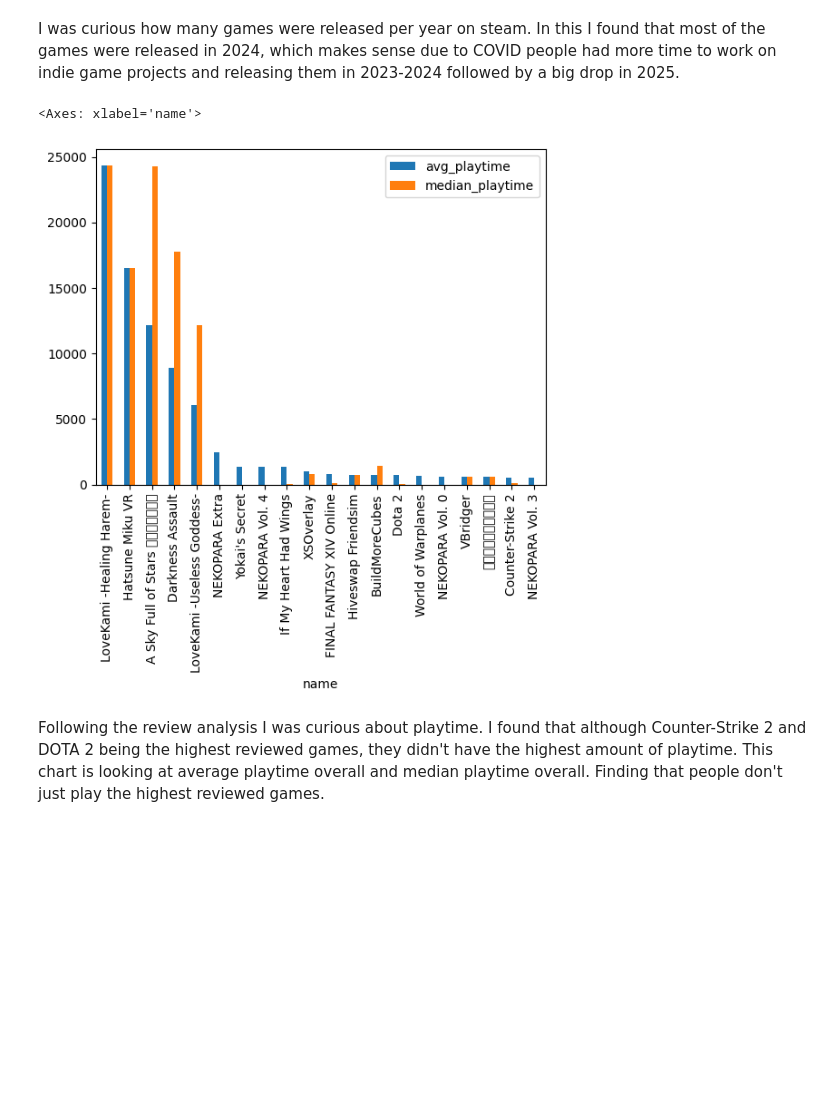
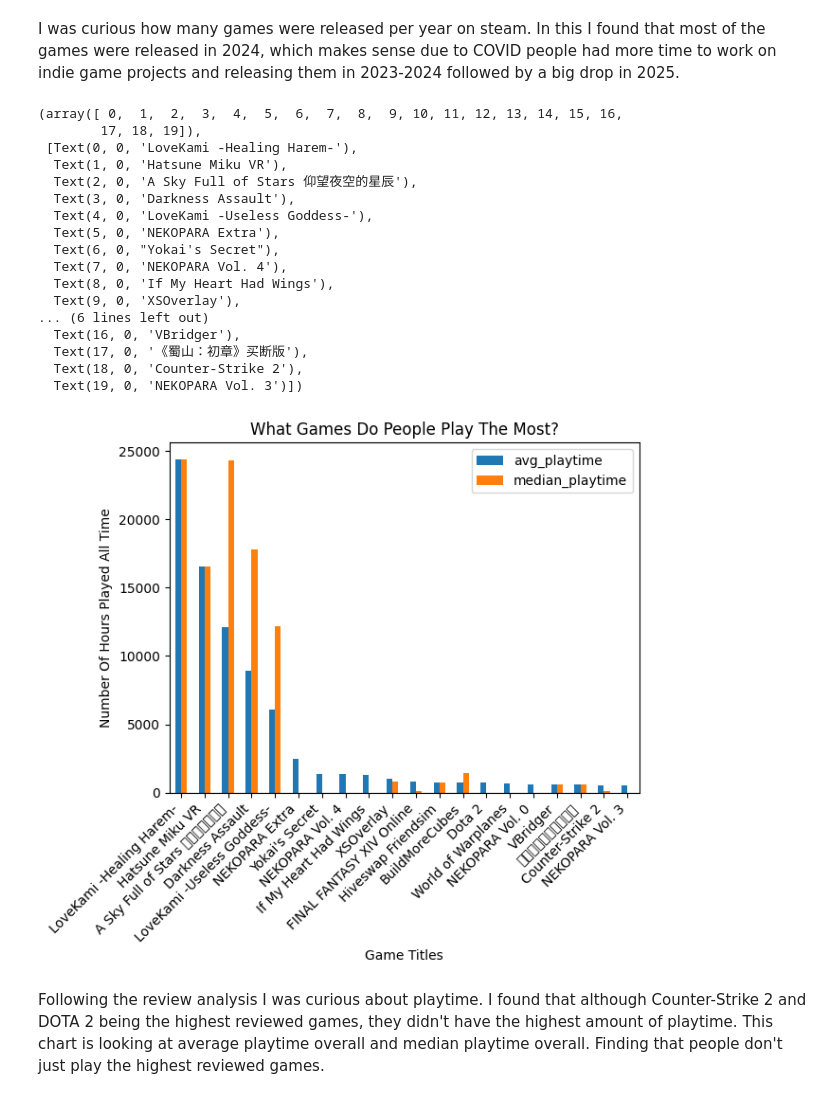
Before and after one commit to cadencheek/video_game_sales_analysis, a Jupyter notebook: game_sales_sql_analysis.ipynb, the cells around one changed output. Saved outputs shown, nothing was run; the diff lists cells and outputs as text; code cells hidden in the pictures; blank space fills up the shorter version.

```diff
--- a/game_sales_sql_analysis.ipynb
+++ b/game_sales_sql_analysis.ipynb
@@ -122,10 +125,31 @@ os_games = pd.read_sql("SELECT  SUM(windows) as windows_games, SUM(mac) as mac_g
 # %%
 meta_playtime = pd.read_sql("SELECT name, ROUND(average_playtime_forever / 60, 2) AS avg_playtime, ROUND(median_playtime_forever / 60, 2) AS median_playtime FROM steam_db ORDER BY avg_playtime DESC LIMIT 20 ", conn)
 
 meta_playtime.plot(kind='bar', x='name')
+
+plt.title('What Games Do People Play The Most?')
+plt.xlabel('Game Titles')
+plt.ylabel('Number Of Hours Played All Time')
+plt.xticks(rotation=45, ha='right')
 # %% [output]
-<Axes: xlabel='name'>
+(array([ 0,  1,  2,  3,  4,  5,  6,  7,  8,  9, 10, 11, 12, 13, 14, 15, 16,
+        17, 18, 19]),
+ [Text(0, 0, 'LoveKami -Healing Harem-'),
+  Text(1, 0, 'Hatsune Miku VR'),
+  Text(2, 0, 'A Sky Full of Stars 仰望夜空的星辰'),
+  Text(3, 0, 'Darkness Assault'),
+  Text(4, 0, 'LoveKami -Useless Goddess-'),
+  Text(5, 0, 'NEKOPARA Extra'),
+  Text(6, 0, "Yokai's Secret"),
+  Text(7, 0, 'NEKOPARA Vol. 4'),
+  Text(8, 0, 'If My Heart Had Wings'),
+  Text(9, 0, 'XSOverlay'),
+... (6 lines left out)
+  Text(16, 0, 'VBridger'),
+  Text(17, 0, '《蜀山：初章》买断版'),
+  Text(18, 0, 'Counter-Strike 2'),
+  Text(19, 0, 'NEKOPARA Vol. 3')])
-[figure, old version]
+[figure, new version]
 # %% [markdown]
 Following the review analysis I was curious about playtime. I found that although Counter-Strike 2 and DOTA 2 being the highest reviewed games, they didn't have the highest amount of playtime. This chart is looking at average playtime overall and median playtime overall. Finding that people don't just play the highest reviewed games.
 # %%
```
Also changed, not shown: parts of 1 cell of this notebook.
